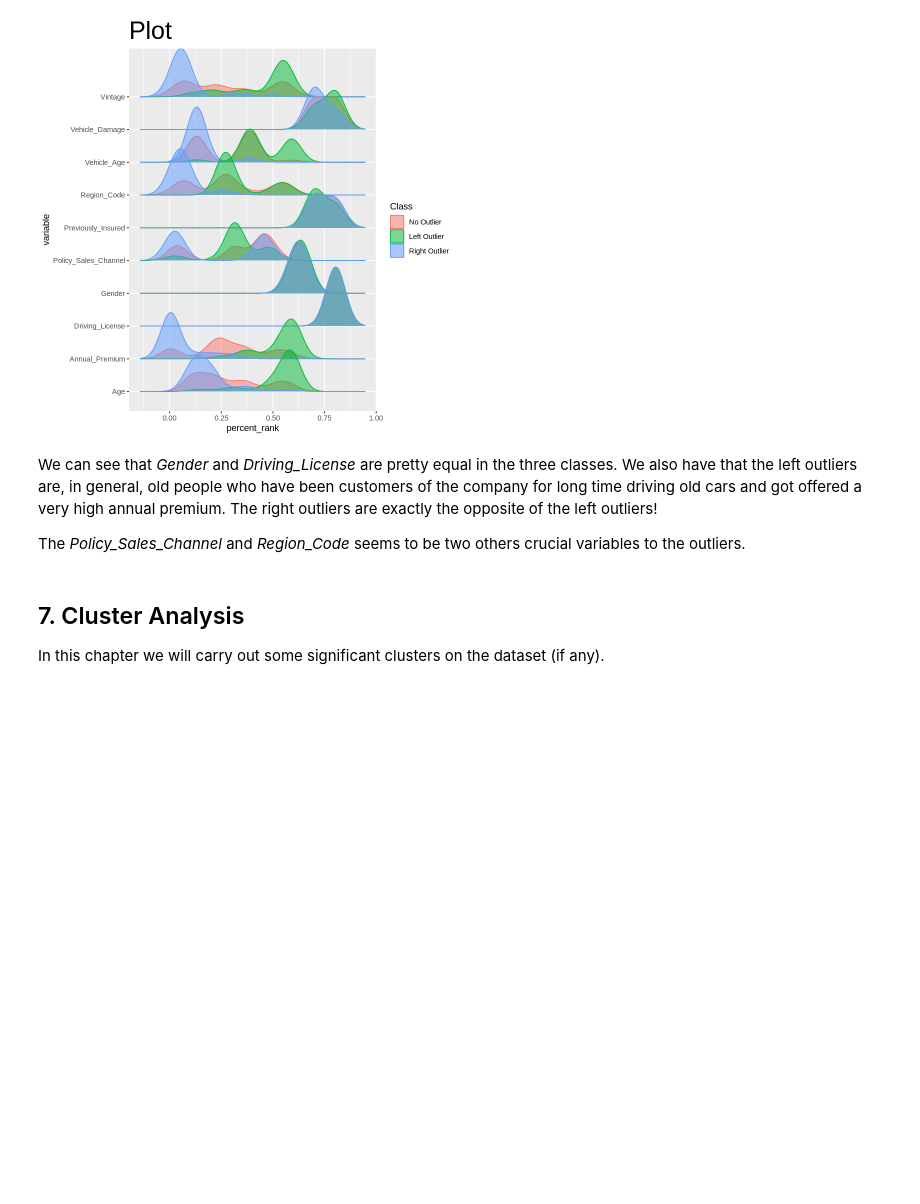
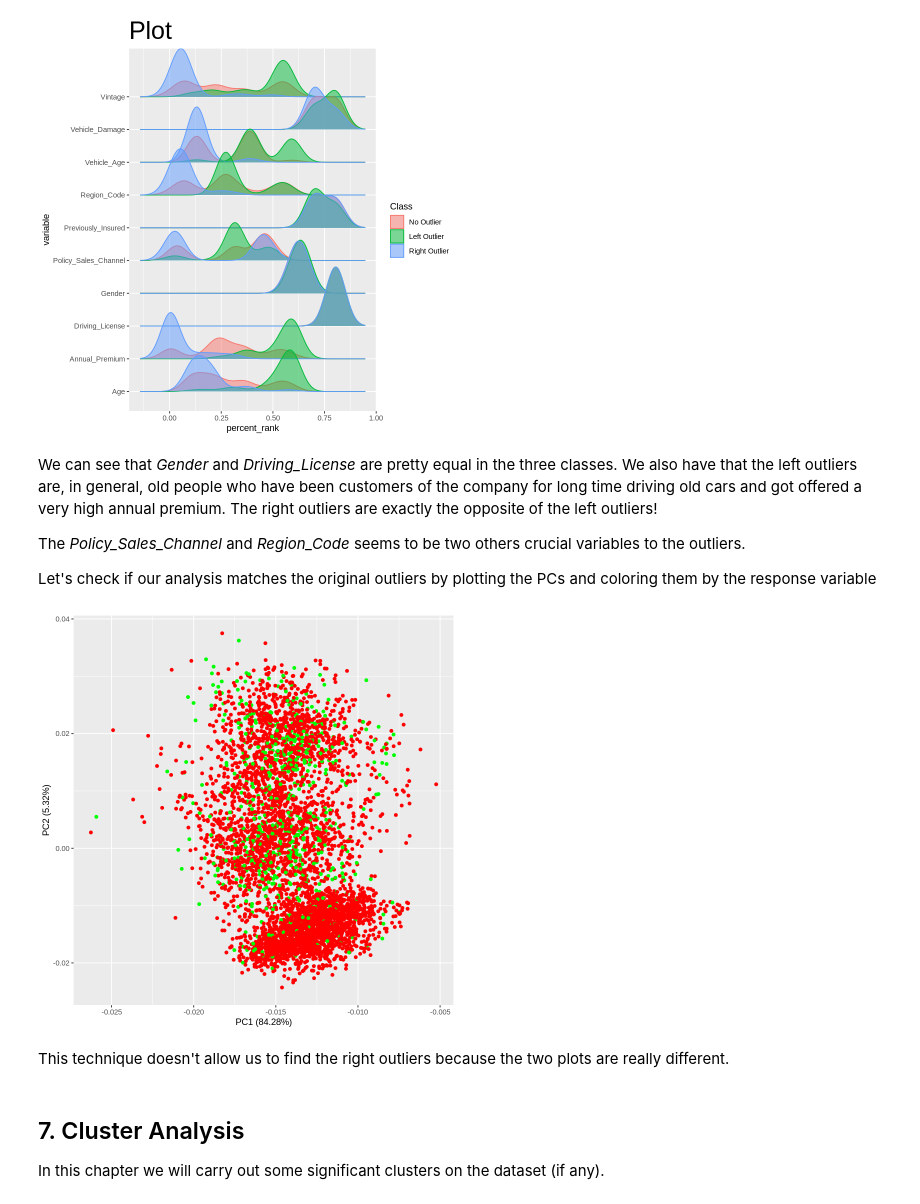
Before and after one commit to biagio-incardona/biagio-incardona.github.io, a Jupyter notebook: Report_Incardona_Biagio.ipynb, the cells around one changed output. Saved outputs shown, nothing was run; the diff lists cells and outputs as text; code cells hidden in the pictures; blank space fills up the shorter version.

```diff
--- a/Report_Incardona_Biagio.ipynb
+++ b/Report_Incardona_Biagio.ipynb
@@ -1340,6 +1445,14 @@ Picking joint bandwidth of 0.0472
 We can see that *Gender* and *Driving_License* are pretty equal in the three classes. We also have that the left outliers are, in general, old people who have been customers of the company for long time driving old cars and got offered a very high annual premium. The right outliers are exactly the opposite of the left outliers!
 
 The *Policy_Sales_Channel* and *Region_Code* seems to be two others crucial variables to the outliers.
+
+Let's check if our analysis matches the original outliers by plotting the PCs and coloring them by the response variable
+# %%
+autoplot(pca, data = insurance.scaled,col = c("red","green")[response.var + 1])
+# %% [output]
+[figure, added]
+# %% [markdown]
+This technique doesn't allow us to find the right outliers because the two plots are really different.
 # %% [markdown]
 ## 7. Cluster Analysis
 
```
Also changed, not shown: parts of 36 cells of this notebook.
